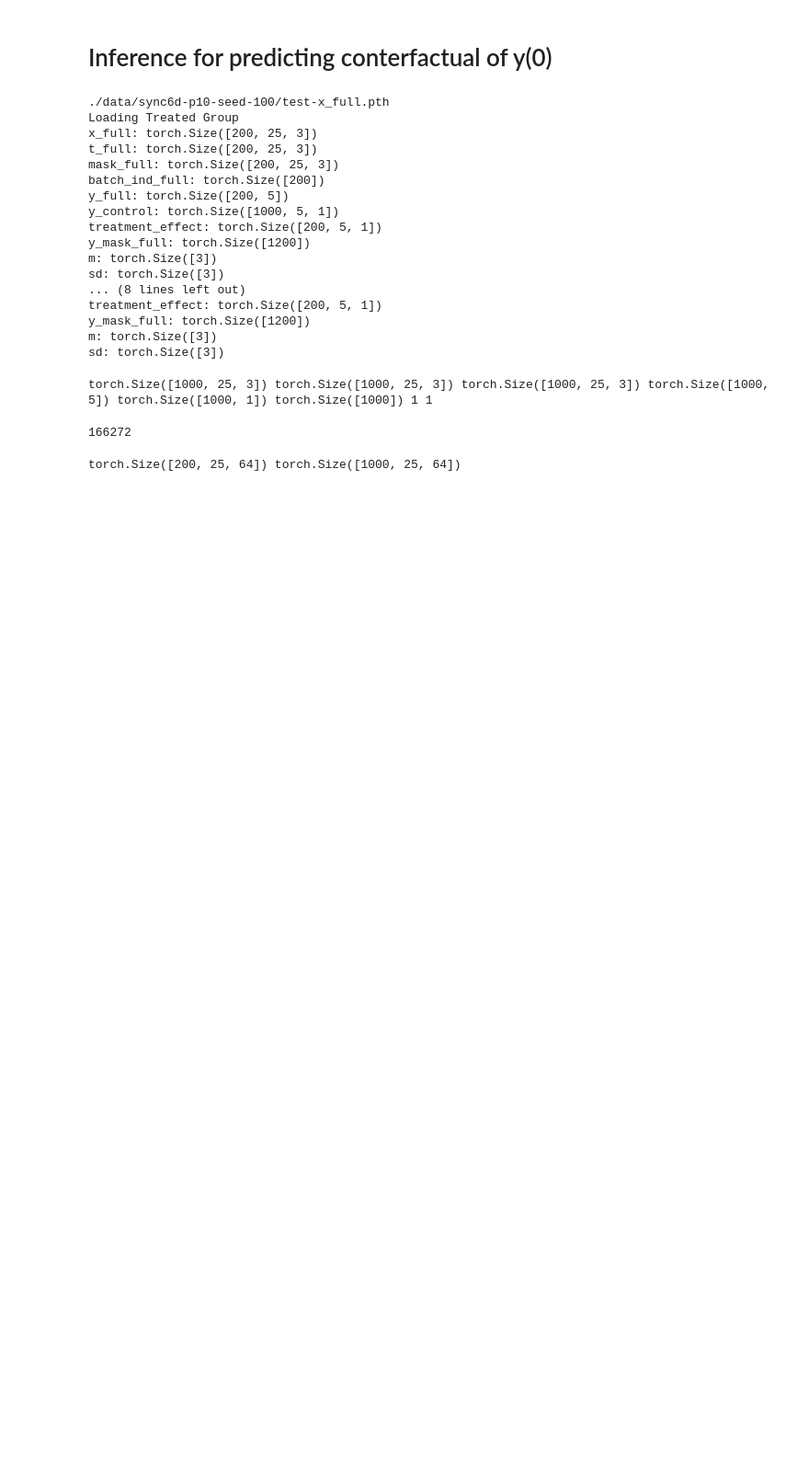
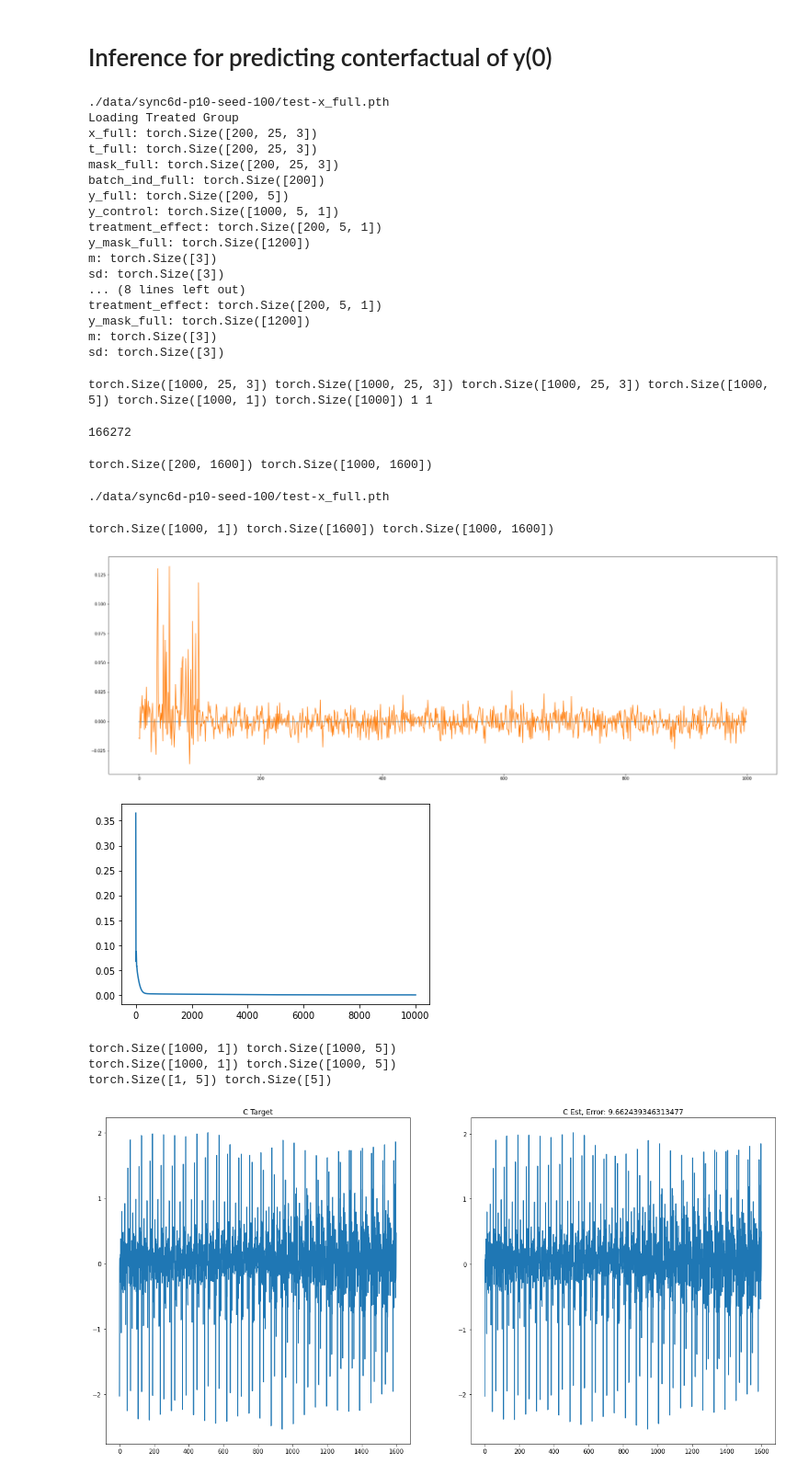
Before and after one commit to Jathurshan0330/SyncTwin_project, a Jupyter notebook: SyncTwin.ipynb, the cells around one changed output. Shown: that part at 92% size. Saved outputs shown, nothing was run; the diff lists cells and outputs as text; code cells hidden in the pictures; blank space fills up the shorter version.

```diff
--- a/SyncTwin.ipynb
+++ b/SyncTwin.ipynb
@@ -447,7 +487,7 @@ def validate(encoder,decoder,Q,data_loader,is_wandb):
 # %%
 val_best_loss = 10000000
 
-for epoch_idx in range(n_epochs):
+for epoch_idx in range(n_epochs*5):
     print(f"Training Epoch : [{epoch_idx+1}/{n_epochs}]===============================================================================")
 
     train(encoder,decoder,Q,opt,train_data_loader,is_wandb,verbose_freq = 500)
@@ -557,27 +598,28 @@ torch.Size([1000, 25, 3]) torch.Size([1000, 25, 3]) torch.Size([1000, 25, 3]) to
 def get_representation(encoder,data_loader):
 
     for batch_idx, (x,t,m,y,y_mask,batch_ind) in enumerate(data_loader):
-        c_hat = encoder(x)
+        c_hat = encoder(x)#[:,0,:]
         if batch_idx ==0:
             c = c_hat
         else:
             c = torch.cat((c,c_hat),dim = 0)
+    c = torch.flatten(c,start_dim=1)
     return c
 # %%
 #Load encoder
-enc_path = '/home/jupyter-jathurshan/SyncTwin_Results/Initial_With_Transformers/encoder.pth.tar'
+enc_path = '/home/jupyter-jathurshan/SyncTwin_Results/Transformers_v1_validation_with_matching_loss/encoder.pth.tar'
 encoder = torch.load(enc_path).to(DEVICE)
 encoder.eval()
 print(sum([np.prod(p.size()) for p in encoder.parameters()]))
 # %% [output]
 166272
 # %%
-c_treat  = get_representation(encoder,treatment_data_loader).detach().to(DEVICE)
-c_control  = get_representation(encoder,control_data_loader).detach().to(DEVICE)
+c_treat  = get_representation(encoder,treatment_data_loader).detach().to(DEVICE).requires_grad_(False)
+c_control  = get_representation(encoder,control_data_loader).detach().to(DEVICE).requires_grad_(False)
 
 print(c_treat.shape,c_control.shape)
 # %% [output]
-torch.Size([200, 25, 64]) torch.Size([1000, 25, 64])
+torch.Size([200, 1600]) torch.Size([1000, 1600])
 # %%
 def matching_loss(c_hat,c):
     criterion = nn.MSELoss()
@@ -626,0 +685,30 @@ def learn_B(c_target,c_non_target,num_iterations=1000):
+# %%
+(x_full,t_full,mask_full,batch_ind_full,y_full,y_control,y_mask_full,m,sd,treatment_effect,) = load_tensor(data_path, "test")
+# %% [output]
+./data/sync6d-p10-seed-100/test-x_full.pth
+# %%
+i = 12#14:0#12:2
+B_treat = learn_B_for_one_sample(c_treat[i],c_control,num_iterations =10000)
+
+x_control,t_control,m_control,y_control,y_mask_control,batch_ind_control   = next(iter(control_data_loader))
+x_treat,t_treat,m_treat,y_treat,y_mask_treat,batch_ind_treat   = next(iter(treatment_data_loader))
+
+print(B_treat.shape,y_control.shape)
+y_hat = estimate_y_one_sample(B_treat,y_control)
+
+
+
+plt.figure()
+plt.plot(y_treat[i].squeeze().detach().cpu().numpy())
+plt.plot(y_hat.squeeze().detach().cpu().numpy())
+plt.title(f"Predictions MAE:{torch.abs(y_treat[i].squeeze()-y_hat.squeeze()).sum()}")
+
+print(y_hat.shape,y_treat[i].shape)
+# %% [output]
+torch.Size([1000, 1]) torch.Size([1600]) torch.Size([1000, 1600])
+[figure, added]
+[figure, added]
+torch.Size([1000, 1]) torch.Size([1000, 5])
+torch.Size([1000, 1]) torch.Size([1000, 5])
+torch.Size([1, 5]) torch.Size([5])
+[figure, added]
```
Also changed, not shown: parts of 16 cells of this notebook, 30 other files.
